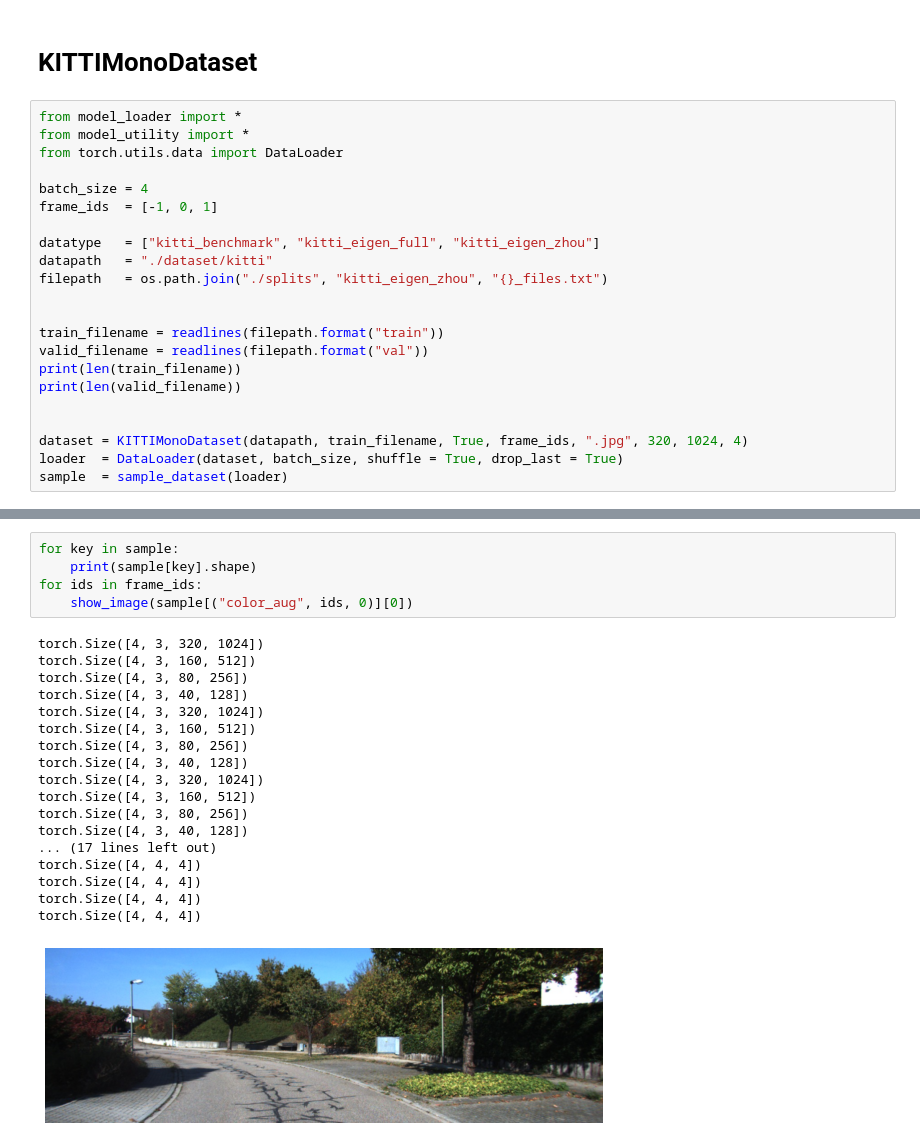
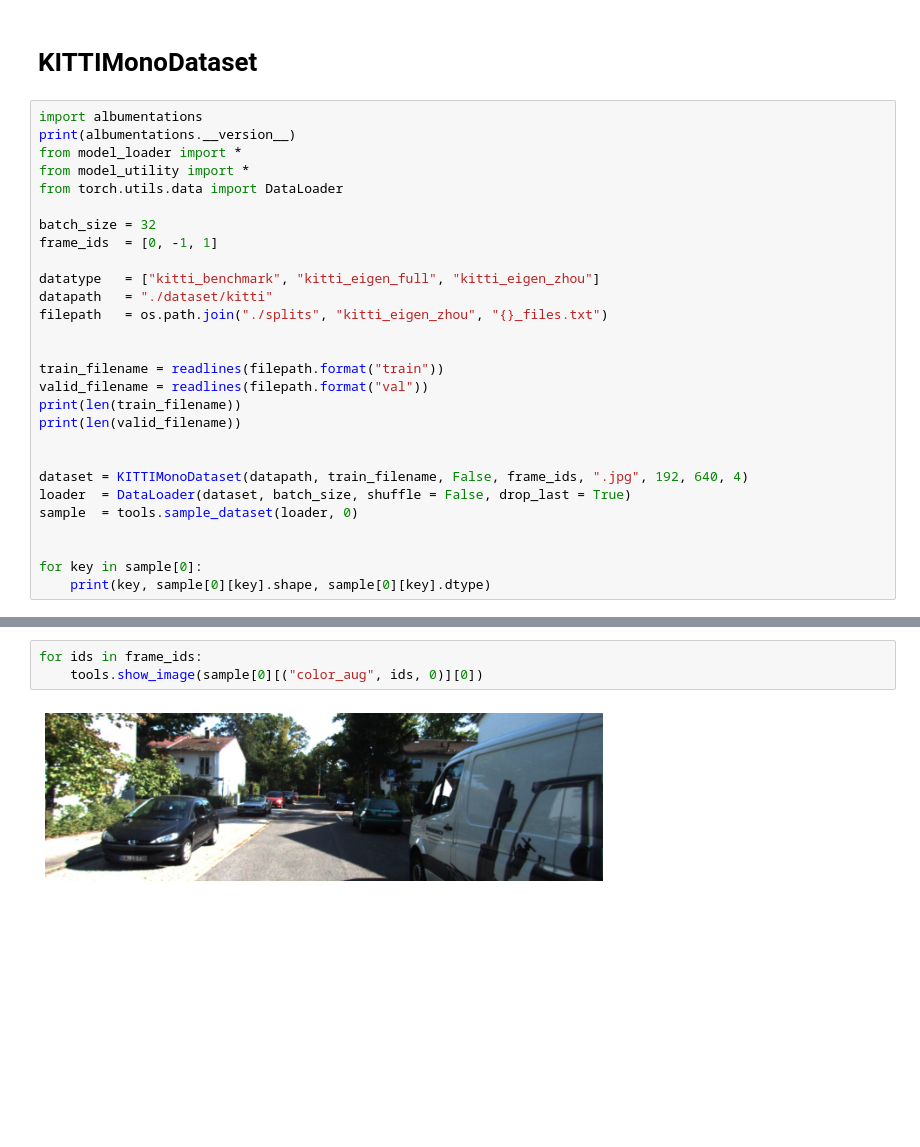
Before and after one commit to Doyosae/KITTIDataset, a Jupyter notebook: note_kitti.ipynb, the cells around one changed output, grey strips where cells are left out. Saved outputs shown, nothing was run; the diff lists cells and outputs as text; blank space fills up the shorter version.

Commit message:
albumentations 1.0.2 대응

```diff
--- a/note_kitti.ipynb
+++ b/note_kitti.ipynb
@@ -1,12 +1,14 @@
 # %% [markdown]
 # KITTIMonoDataset
 # %%
+import albumentations
+print(albumentations.__version__)
 from model_loader import *
 from model_utility import *
 from torch.utils.data import DataLoader
 
-batch_size = 4
-frame_ids  = [-1, 0, 1]
+batch_size = 32
+frame_ids  = [0, -1, 1]
 
 datatype   = ["kitti_benchmark", "kitti_eigen_full", "kitti_eigen_zhou"]
 datapath   = "./dataset/kitti"
@@ -19,7 +21,11 @@ print(len(train_filename))
 print(len(valid_filename))
 
 
-dataset = KITTIMonoDataset(datapath, train_filename, True, frame_ids, ".jpg", 320, 1024, 4)
-loader  = DataLoader(dataset, batch_size, shuffle = True, drop_last = True)
-sample  = sample_dataset(loader)
+dataset = KITTIMonoDataset(datapath, train_filename, False, frame_ids, ".jpg", 192, 640, 4)
+loader  = DataLoader(dataset, batch_size, shuffle = False, drop_last = True)
+sample  = tools.sample_dataset(loader, 0)
+
+
+for key in sample[0]:
+    print(key, sample[0][key].shape, sample[0][key].dtype)
 # %% [output]
@@ -34,24 +56,5 @@ batch sampling time:   0.4547736644744873
 # %%
-for key in sample:
-    print(sample[key].shape)
 for ids in frame_ids:
-    show_image(sample[("color_aug", ids, 0)][0])
+    tools.show_image(sample[0][("color_aug", ids, 0)][0])
 # %% [output]
-torch.Size([4, 3, 320, 1024])
-torch.Size([4, 3, 160, 512])
-torch.Size([4, 3, 80, 256])
-torch.Size([4, 3, 40, 128])
-torch.Size([4, 3, 320, 1024])
-torch.Size([4, 3, 160, 512])
-torch.Size([4, 3, 80, 256])
-torch.Size([4, 3, 40, 128])
-torch.Size([4, 3, 320, 1024])
-torch.Size([4, 3, 160, 512])
-torch.Size([4, 3, 80, 256])
-torch.Size([4, 3, 40, 128])
-... (17 lines left out)
-torch.Size([4, 4, 4])
-torch.Size([4, 4, 4])
-torch.Size([4, 4, 4])
-torch.Size([4, 4, 4])
-[figure, old version]
+[figure, new version]
```
Also changed, not shown: parts of 2 cells of this notebook, 5 other files.
